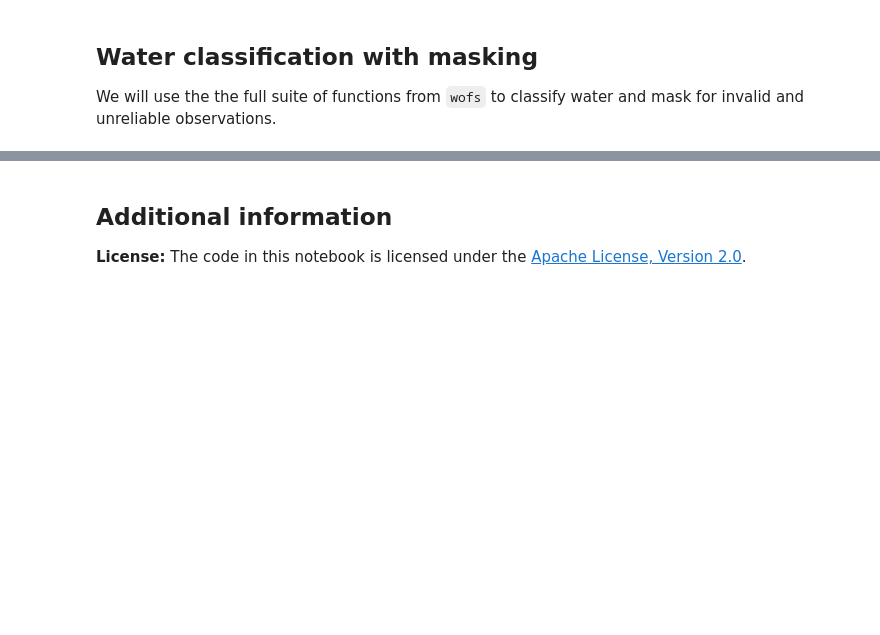
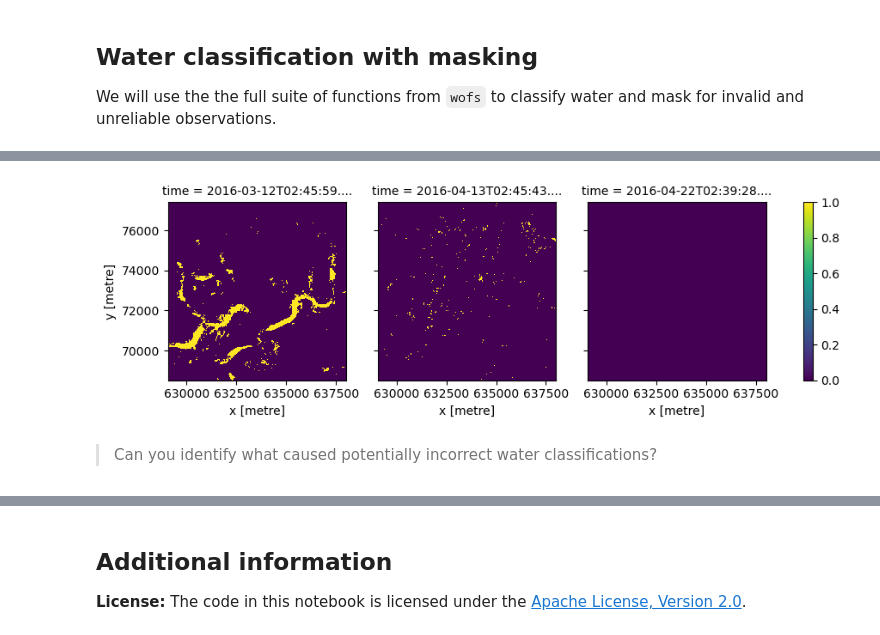
Before and after one commit to piksel-ina/sydney-workshop, a Jupyter notebook: wofs/WaterObservations_LS.ipynb, the cells around one changed output, grey strips where cells are left out. Drawn from its saved outputs; the diff is of its cells as text; code cells hidden in the pictures; blank space fills up the shorter version.

```diff
--- a/wofs/WaterObservations_LS.ipynb
+++ b/wofs/WaterObservations_LS.ipynb
@@ -194,0 +316,8 @@ wofs_masked = data.groupby("time").apply(ls_wofs)
+# %%
+# above is different to water_observed which means the wofs classifier has returned a positive detection but the classification may be incorrect
+water_observed = make_mask(wofs_masked, water_observed=True)
+water_observed.isel(time=[0,1,2]).plot.imshow(col='time');
+# %% [output]
+[figure, added]
+# %% [markdown]
+> Can you identify what caused potentially incorrect water classifications?
```
Also changed, not shown: parts of 22 cells of this notebook.
